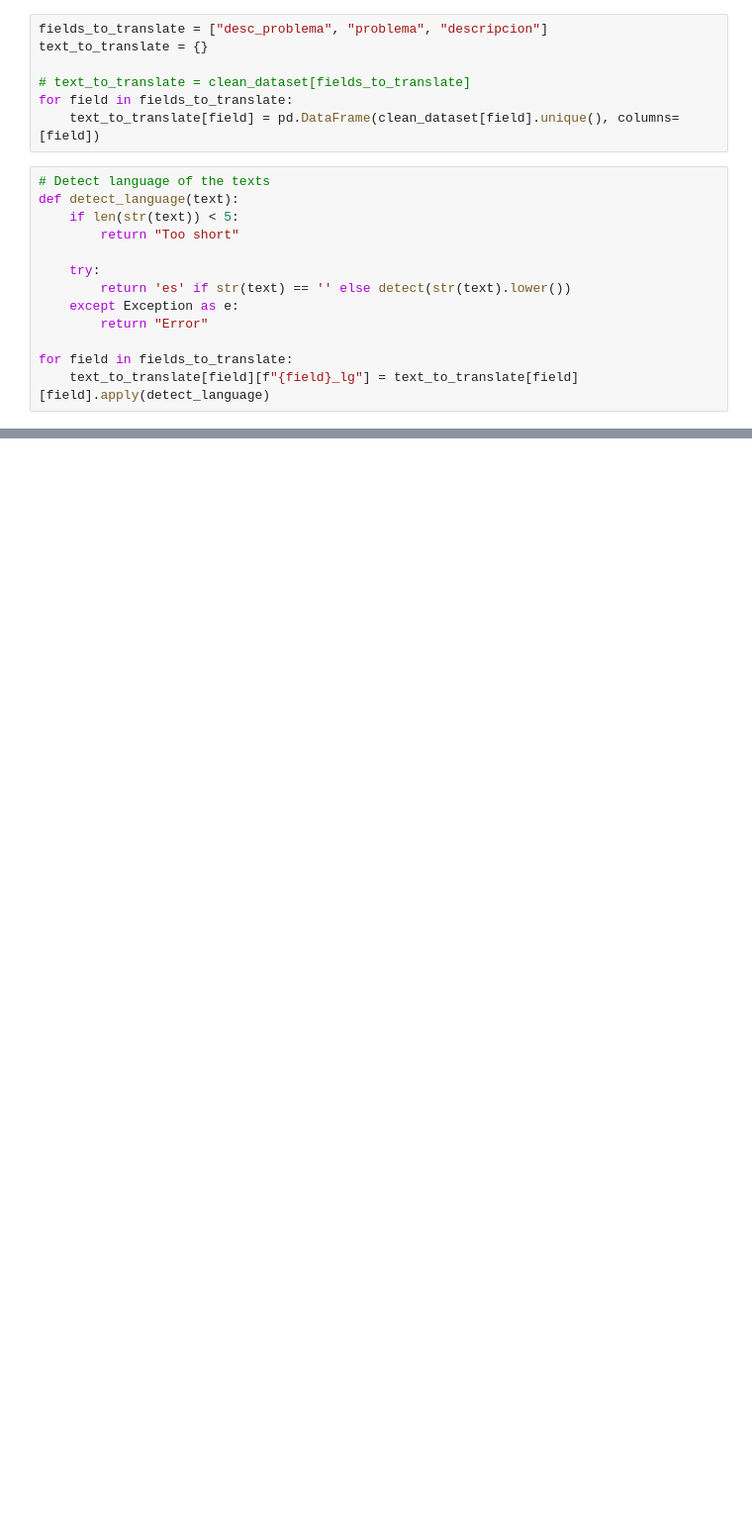
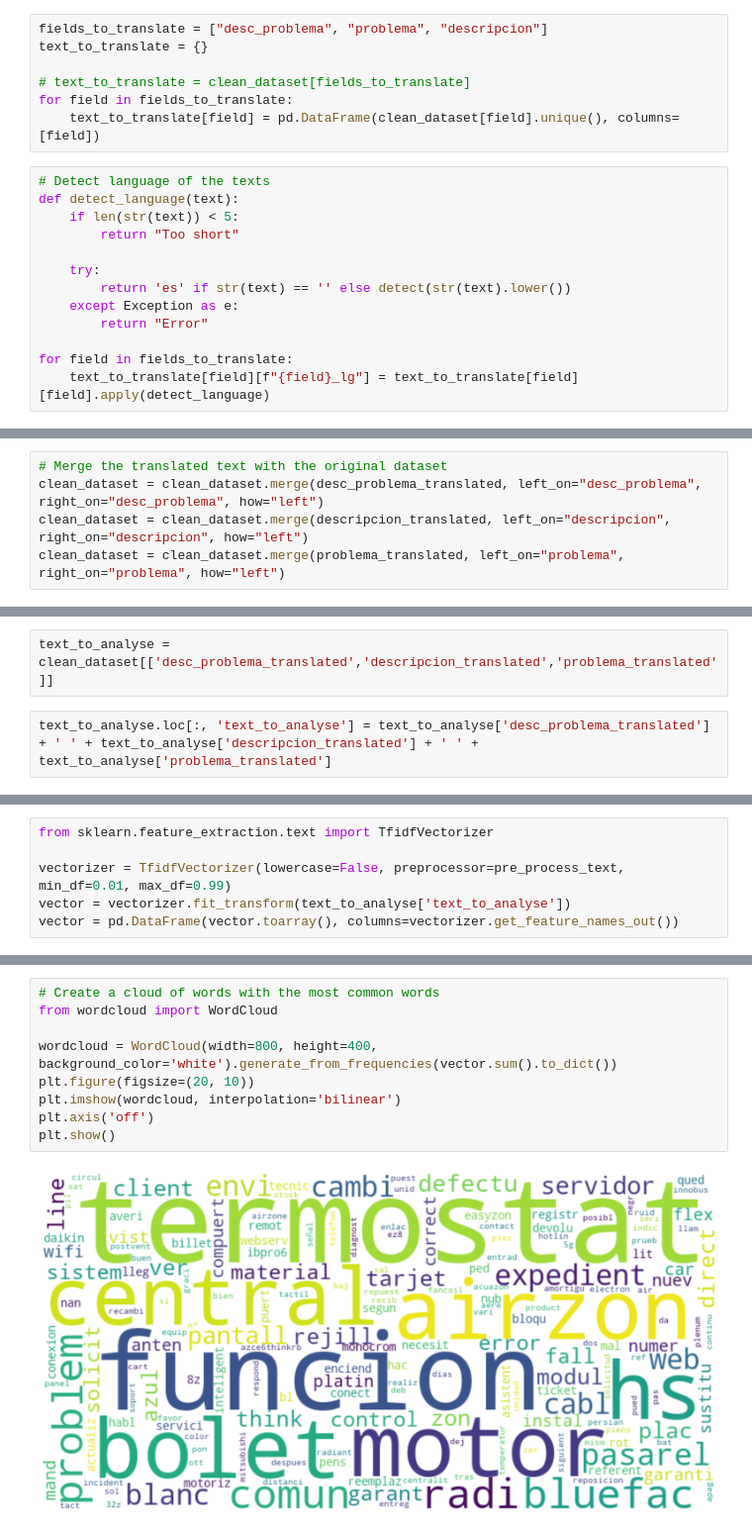
Before and after one commit to voliveira-airzonecontrol/myzone, a Jupyter notebook: EDA/MyZone.ipynb, the cells around one changed output, grey strips where cells are left out. Shown at 99% size. Cells and saved outputs as stored; diff of their text form; blank space fills up the shorter version.

```diff
--- a/EDA/MyZone.ipynb
+++ b/EDA/MyZone.ipynb
@@ -281,0 +300,5 @@ for text in text_to_translate.keys():
+# %%
+# Merge the translated text with the original dataset
+clean_dataset = clean_dataset.merge(desc_problema_translated, left_on="desc_problema", right_on="desc_problema", how="left")
+clean_dataset = clean_dataset.merge(descripcion_translated, left_on="descripcion", right_on="descripcion", how="left")
+clean_dataset = clean_dataset.merge(problema_translated, left_on="problema", right_on="problema", how="left")
@@ -281,0 +360,4 @@ for text in text_to_translate.keys():
+# %%
+text_to_analyse = clean_dataset[['desc_problema_translated','descripcion_translated','problema_translated']]
+# %%
+text_to_analyse.loc[:, 'text_to_analyse'] = text_to_analyse['desc_problema_translated'] + ' ' + text_to_analyse['descripcion_translated'] + ' ' + text_to_analyse['problema_translated']
@@ -281,0 +439,6 @@ for text in text_to_translate.keys():
+# %%
+from sklearn.feature_extraction.text import TfidfVectorizer
+
+vectorizer = TfidfVectorizer(lowercase=False, preprocessor=pre_process_text, min_df=0.01, max_df=0.99)
+vector = vectorizer.fit_transform(text_to_analyse['text_to_analyse'])
+vector = pd.DataFrame(vector.toarray(), columns=vectorizer.get_feature_names_out())
@@ -281,0 +460,11 @@ for text in text_to_translate.keys():
+# %%
+# Create a cloud of words with the most common words
+from wordcloud import WordCloud
+
+wordcloud = WordCloud(width=800, height=400, background_color='white').generate_from_frequencies(vector.sum().to_dict())
+plt.figure(figsize=(20, 10))
+plt.imshow(wordcloud, interpolation='bilinear')
+plt.axis('off')
+plt.show()
+# %% [output]
+[figure, added]
```
Also changed, not shown: parts of 42 cells of this notebook, 8 other files.
